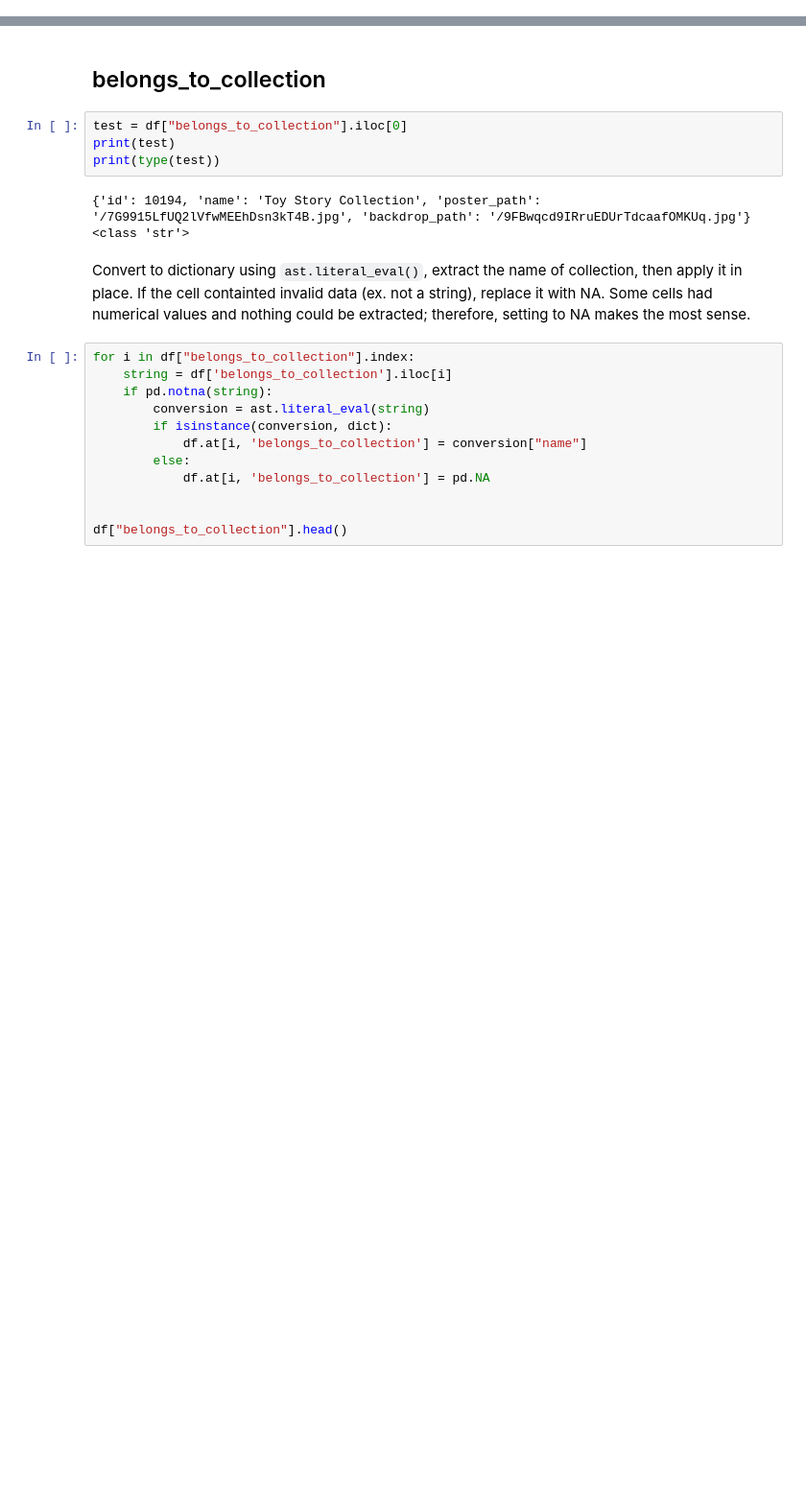
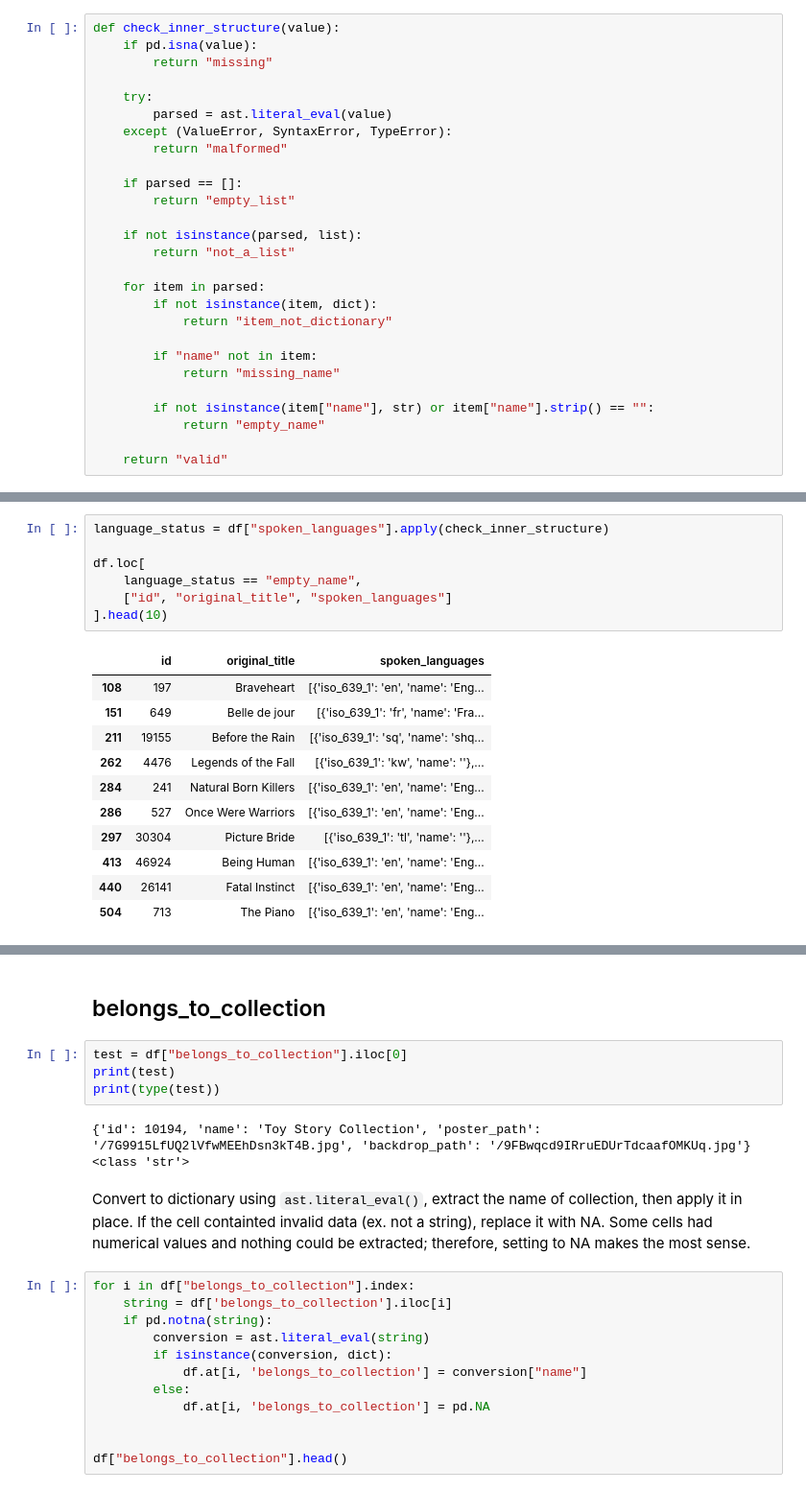
Before and after one commit to XmanJL/css-dsml-fall2027, a Jupyter notebook: notebooks/preprocessing/02_nested_metadata.ipynb, the cells around one changed output, grey strips where cells are left out. Shown at 96% size. Cells and saved outputs as stored; diff of their text form; blank space fills up the shorter version.

```diff
--- a/notebooks/preprocessing/02_nested_metadata.ipynb
+++ b/notebooks/preprocessing/02_nested_metadata.ipynb
@@ -24,0 +116,27 @@ df.head()
+# %%
+def check_inner_structure(value):
+    if pd.isna(value):
+        return "missing"
+
+    try:
+        parsed = ast.literal_eval(value)
+    except (ValueError, SyntaxError, TypeError):
+        return "malformed"
+
+    if parsed == []:
+        return "empty_list"
+
+    if not isinstance(parsed, list):
+        return "not_a_list"
+
+    for item in parsed:
+        if not isinstance(item, dict):
+            return "item_not_dictionary"
+
+        if "name" not in item:
+            return "missing_name"
+
+        if not isinstance(item["name"], str) or item["name"].strip() == "":
+            return "empty_name"
+
+    return "valid"
@@ -24,0 +166,19 @@ df.head()
+# %%
+language_status = df["spoken_languages"].apply(check_inner_structure)
+
+df.loc[
+    language_status == "empty_name",
+    ["id", "original_title", "spoken_languages"]
+].head(10)
+# %% [output]
+|  | id | original_title | spoken_languages |
+| 108 | 197 | Braveheart | [{'iso_639_1': 'en', 'name': 'Eng... |
+| 151 | 649 | Belle de jour | [{'iso_639_1': 'fr', 'name': 'Fra... |
+| 211 | 19155 | Before the Rain | [{'iso_639_1': 'sq', 'name': 'shq... |
+| 262 | 4476 | Legends of the Fall | [{'iso_639_1': 'kw', 'name': ''},... |
+| 284 | 241 | Natural Born Killers | [{'iso_639_1': 'en', 'name': 'Eng... |
+| 286 | 527 | Once Were Warriors | [{'iso_639_1': 'en', 'name': 'Eng... |
+| 297 | 30304 | Picture Bride | [{'iso_639_1': 'tl', 'name': ''},... |
+| 413 | 46924 | Being Human | [{'iso_639_1': 'en', 'name': 'Eng... |
+| 440 | 26141 | Fatal Instinct | [{'iso_639_1': 'en', 'name': 'Eng... |
+| 504 | 713 | The Piano | [{'iso_639_1': 'en', 'name': 'Eng... |
```
Also changed, not shown: parts of 29 cells of this notebook.
